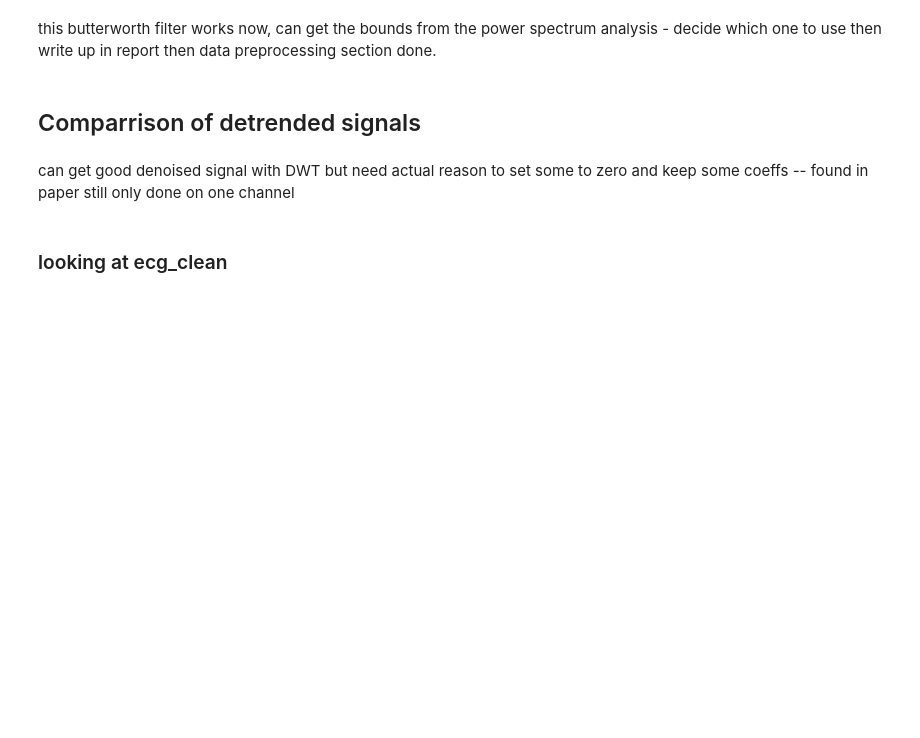
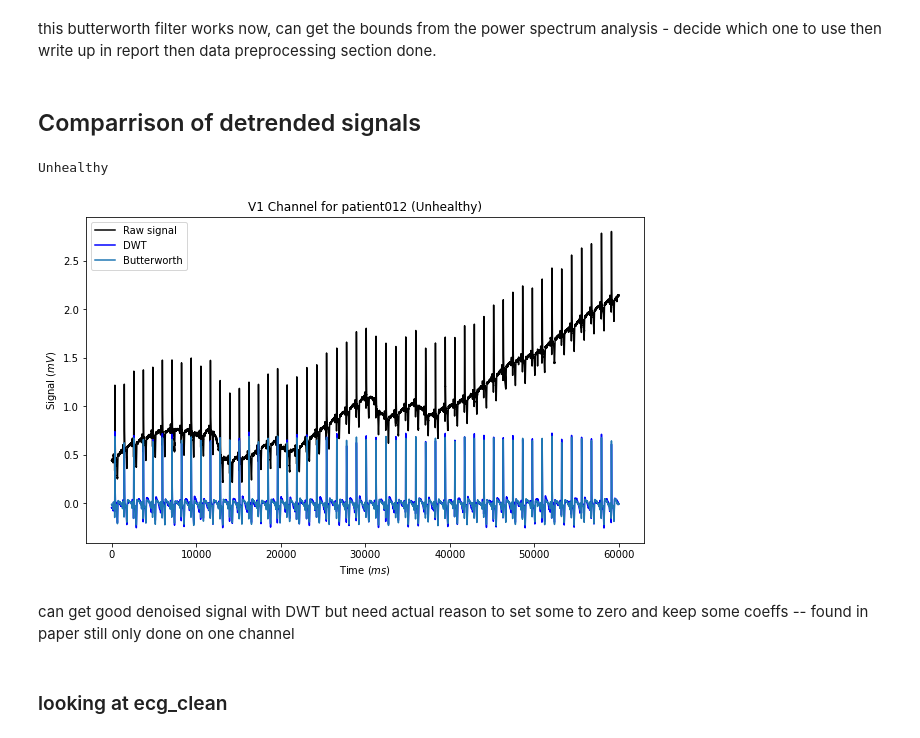
Before and after one commit to patcourts/ES98C-ECG-Project, a Jupyter notebook: examples/Data_Pre-processing_Experimentation.ipynb, the cells around one changed output. Saved outputs shown, nothing was run; the diff lists cells and outputs as text; code cells hidden in the pictures; blank space fills up the shorter version.

Commit message:
making graphs for reports

```diff
--- a/examples/Data_Pre-processing_Experimentation.ipynb
+++ b/examples/Data_Pre-processing_Experimentation.ipynb
@@ -14,13 +17,13 @@ for i in tqdm(range(0, no_patients)):
     signals[i] = signal
 # %%
 #stating the signal to be used throughout this notebook for easy comparisson
-experimental_signal_indice = 37
+experimental_signal_indice = 9 #8
 experminetal_channel_indice = 0
 # %% [markdown]
 Before the reduction of noise can begin we need to ensure all the signals are inverted correctly. To do this I have used....
 # %%
-inversion_corrected_signals = np.zeros(shape=(no_patients, sample_length))
-flip_state_list = []
-for i in range(0, len(signals)):
-    inversion_corrected_signals[i], flip_state = nk.ecg_invert(signals[i])
-    flip_state_list.append(flip_state)
+# inversion_corrected_signals = np.zeros(shape=(no_patients, sample_length))
+# flip_state_list = []
+# for i in range(0, len(signals)):
+#     inversion_corrected_signals[i], flip_state = nk.ecg_invert(signals[i])
+#     flip_state_list.append(flip_state)
@@ -297,18 +312,30 @@ this butterworth filter works now, can get the bounds from the power spectrum an
 # %%
 fig, ax = plt.subplots(1, 1, figsize = (10, 6))
 
+#finding actual patient numbers from within database
+names = []
+for i in range(0, no_patients):
+    names.append(allowed_patients.get_patients(i).get_name())
 
-ax.plot(signals[experimental_signal_indice][:1000], color = 'black', label = 'Signal')
+health = allowed_patients.get_patients(i).get_health_state()
+print(health)
+
+time_stop = 60000
+
+ax.plot(signals[experimental_signal_indice][:time_stop], color = 'black', label = 'Raw signal')
 #ax.plot(detrended_signal[:6000], color = 'red', label = 'butter detrended sig')
-ax.plot(detrended_signal_wavelet[:1000], color = 'blue', label = 'wavelet detrended sig')
-ax.plot(denoised_signal[:1000], label = 'improved butter')
+ax.plot(detrended_signal_wavelet[:time_stop], color = 'blue', label = 'DWT')
+ax.plot(denoised_signal[:time_stop], label = 'Butterworth')
 
 ax.set_xlabel(r'Time ($ms$)')
-ax.set_ylabel(r'V1 ($mV$)')
-ax.set_title('V1 Channel for Patient x')
+ax.set_ylabel(r'Signal ($mV$)')
+ax.set_title(f'V1 Channel for {names[experimental_signal_indice]} ({health})')
 
 ax.legend()
 plt.show()
+# %% [output]
+Unhealthy
+[figure, added]
 # %% [markdown]
 can get good denoised signal with DWT but need actual reason to set some to zero and keep some coeffs -- found in paper
 still only done on one channel
```
Also changed, not shown: parts of 13 cells of this notebook, 7 other files.
